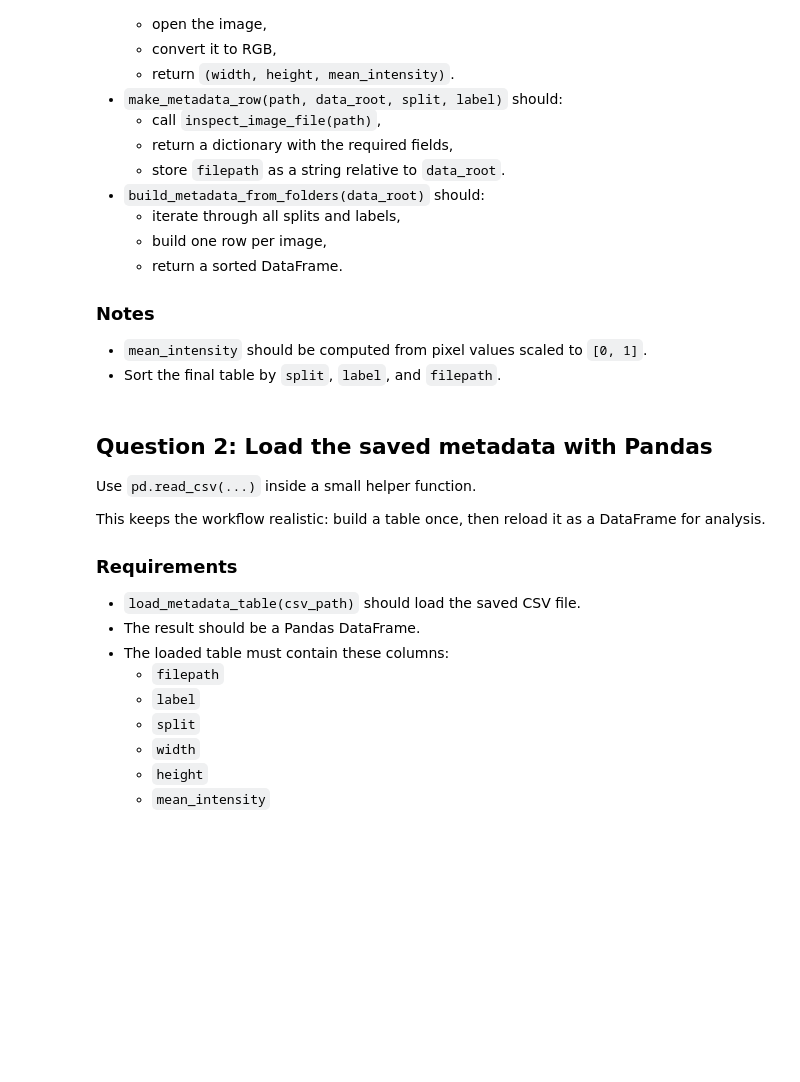
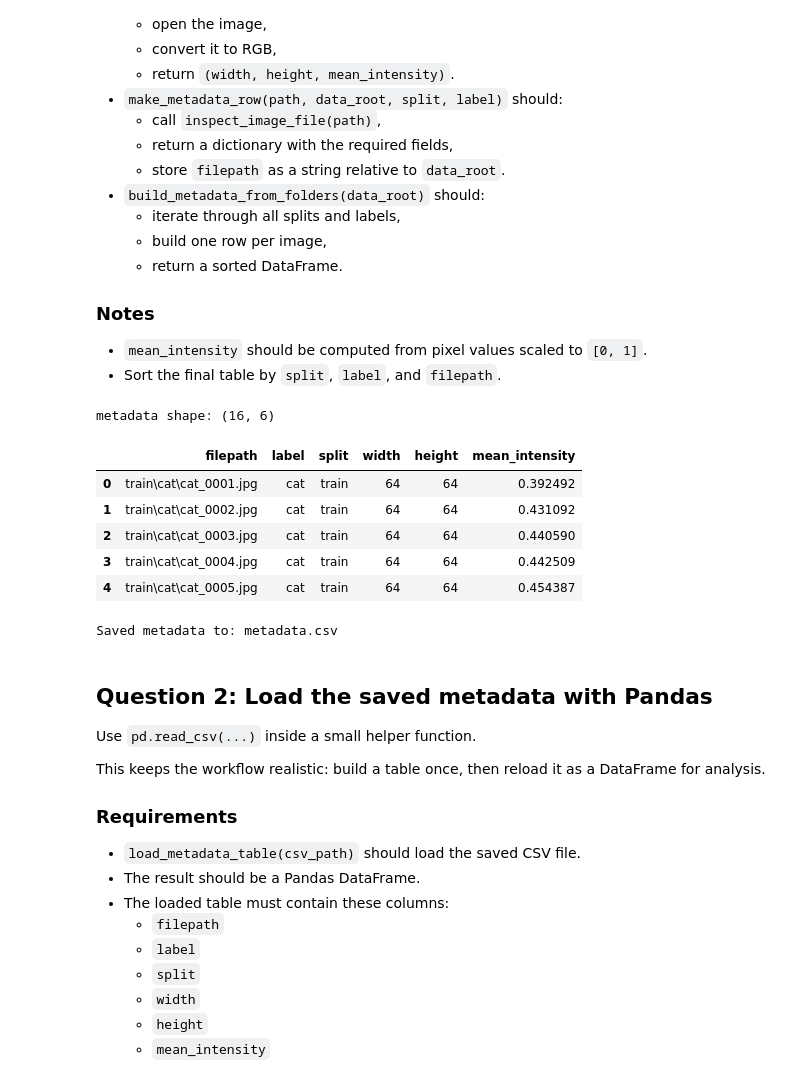
Before and after one commit to vgu-dsai-2026/lab-2-pandas-cool-nguyen123, a Jupyter notebook: notebook.ipynb, the cells around one changed output. Saved outputs shown, nothing was run; the diff lists cells and outputs as text; code cells hidden in the pictures; blank space fills up the shorter version.

```diff
--- a/notebook.ipynb
+++ b/notebook.ipynb
@@ -93,62 +93,76 @@ Build a dataframe with at least these columns:
 # %%
 from pathlib import Path
 import pandas as pd
+from PIL import Image
 import numpy as np
-from PIL import Image
+IMAGE_EXTENSIONS = [".jpg", ".jpeg", ".png"]
+DATA_ROOT = Path("data")
+SPLITS = ["train", "val"]
+LABELS = ["cat", "dog"]
+GENERATED_METADATA_PATH = Path("metadata.csv")
 
-IMAGE_EXTENSIONS = ["*.jpg", "*.jpeg", "*.png", "*.bmp", "*.webp"]
-SPLITS = ["train", "val", "test"]
-LABELS = ["cat", "dog"]
+def list_image_paths_for_group(data_root: Path, split: str, label: str) -> list[Path]:
+    folder = data_root / split / label
+    paths = []
+
+    for ext in IMAGE_EXTENSIONS:
+        paths.extend(folder.rglob(f"*{ext}"))
+
+    return sorted(paths)
 
 
-def list_image_paths_for_group(data_root, split, label):
-    group_dir = Path(data_root) / split / label
-    image_paths = []
-
-    for pattern in IMAGE_EXTENSIONS:
-        image_paths.extend(group_dir.glob(pattern))
-
-    return sorted(image_paths)
-
-
-def inspect_image_file(path):
+def inspect_image_file(path: Path) -> tuple[int, int, float]:
     with Image.open(path) as img:
         img = img.convert("RGB")
         width, height = img.size
-        arr = np.asarray(img, dtype=np.float32) / 255.0
-        mean_intensity = float(arr.mean())
 
-    return width, height, mean_intensity
+        arr = np.array(img).astype("float32") / 255.0
+        mean_intensity = arr.mean()
+
+    return width, height, float(mean_intensity)
 
 
-def make_metadata_row(path, data_root, split, label):
+def make_metadata_row(path: Path, data_root: Path, split: str, label: str) -> dict[str, object]:
     width, height, mean_intensity = inspect_image_file(path)
 
     return {
-        "filepath": str(Path(path).relative_to(data_root)),
+        "filepath": str(path.relative_to(data_root)),
         "label": label,
         "split": split,
         "width": width,
         "height": height,
         "mean_intensity": mean_intensity,
     }
 
 
-def build_metadata_from_folders(data_root):
+def build_metadata_from_folders(data_root: Path) -> pd.DataFrame:
     rows = []
-
     for split in SPLITS:
         for label in LABELS:
-            image_paths = list_image_paths_for_group(data_root, split, label)
+            paths = list_image_paths_for_group(data_root, split, label)
+            rows.extend(make_metadata_row(p, data_root, split, label) for p in paths)
+    return (
+        pd.DataFrame(rows)
+        .sort_values(["split", "label", "filepath"])
+        .reset_index(drop=True)
+    )
 
-            for path in image_paths:
-                row = make_metadata_row(path, data_root, split, label)
-                rows.append(row)
 
-    df = pd.DataFrame(rows)
-    df = df.sort_values(["split", "label", "filepath"]).reset_index(drop=True)
+folder_df = build_metadata_from_folders(DATA_ROOT)
+print("metadata shape:", folder_df.shape)
+display(folder_df.head())
 
-    return df
+folder_df.to_csv(GENERATED_METADATA_PATH, index=False)
+print(f"Saved metadata to: {GENERATED_METADATA_PATH}")
+# %% [output]
+metadata shape: (16, 6)
+|  | filepath | label | split | width | height | mean_intensity |
+| 0 | train\cat\cat_0001.jpg | cat | train | 64 | 64 | 0.392492 |
+| 1 | train\cat\cat_0002.jpg | cat | train | 64 | 64 | 0.431092 |
+| 2 | train\cat\cat_0003.jpg | cat | train | 64 | 64 | 0.440590 |
+| 3 | train\cat\cat_0004.jpg | cat | train | 64 | 64 | 0.442509 |
+| 4 | train\cat\cat_0005.jpg | cat | train | 64 | 64 | 0.454387 |
+Saved metadata to: metadata.csv
 # %% [markdown]
 ## Question 2: Load the saved metadata with Pandas
 
```
Also changed, not shown: parts of 8 cells of this notebook.
